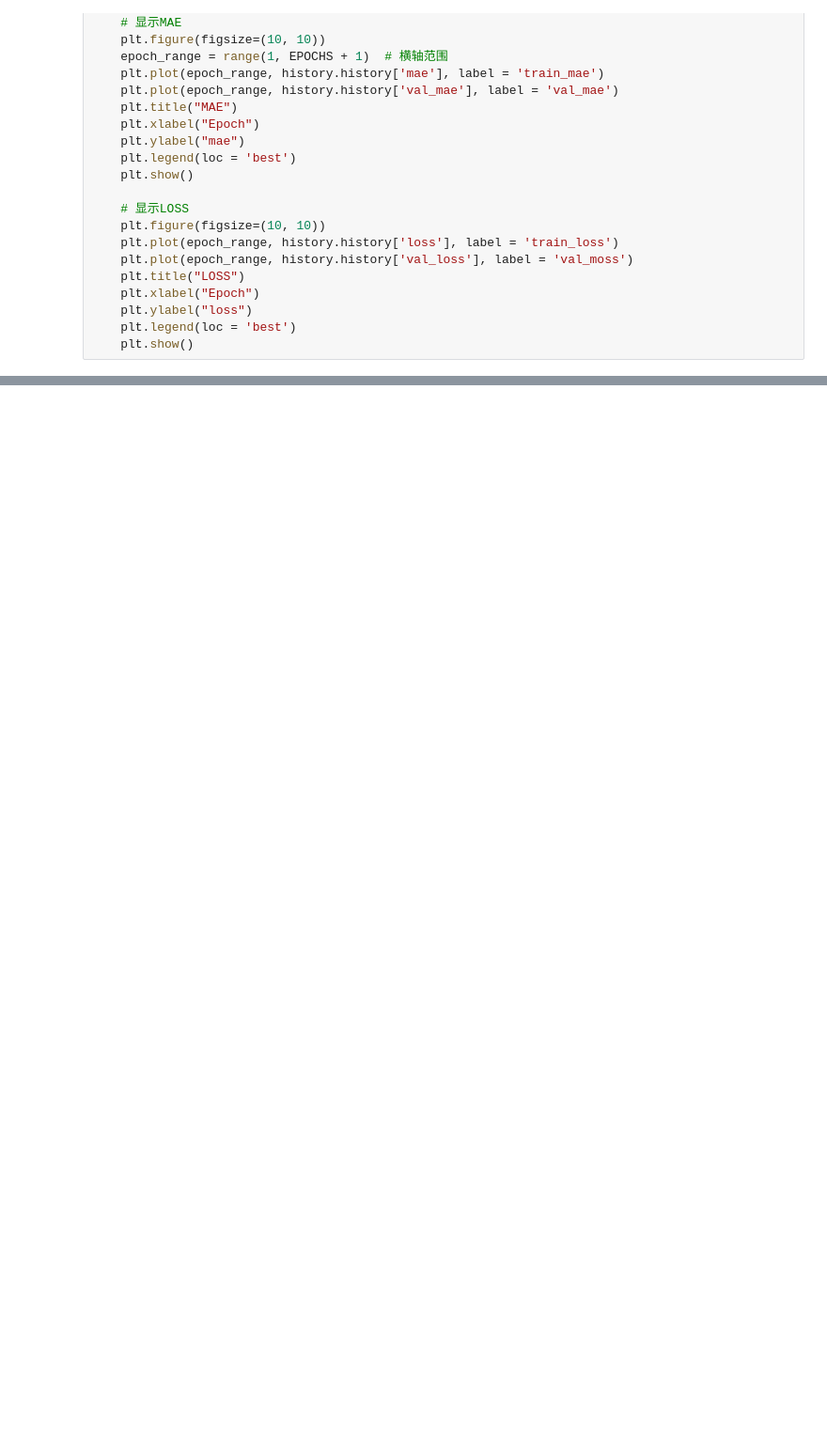
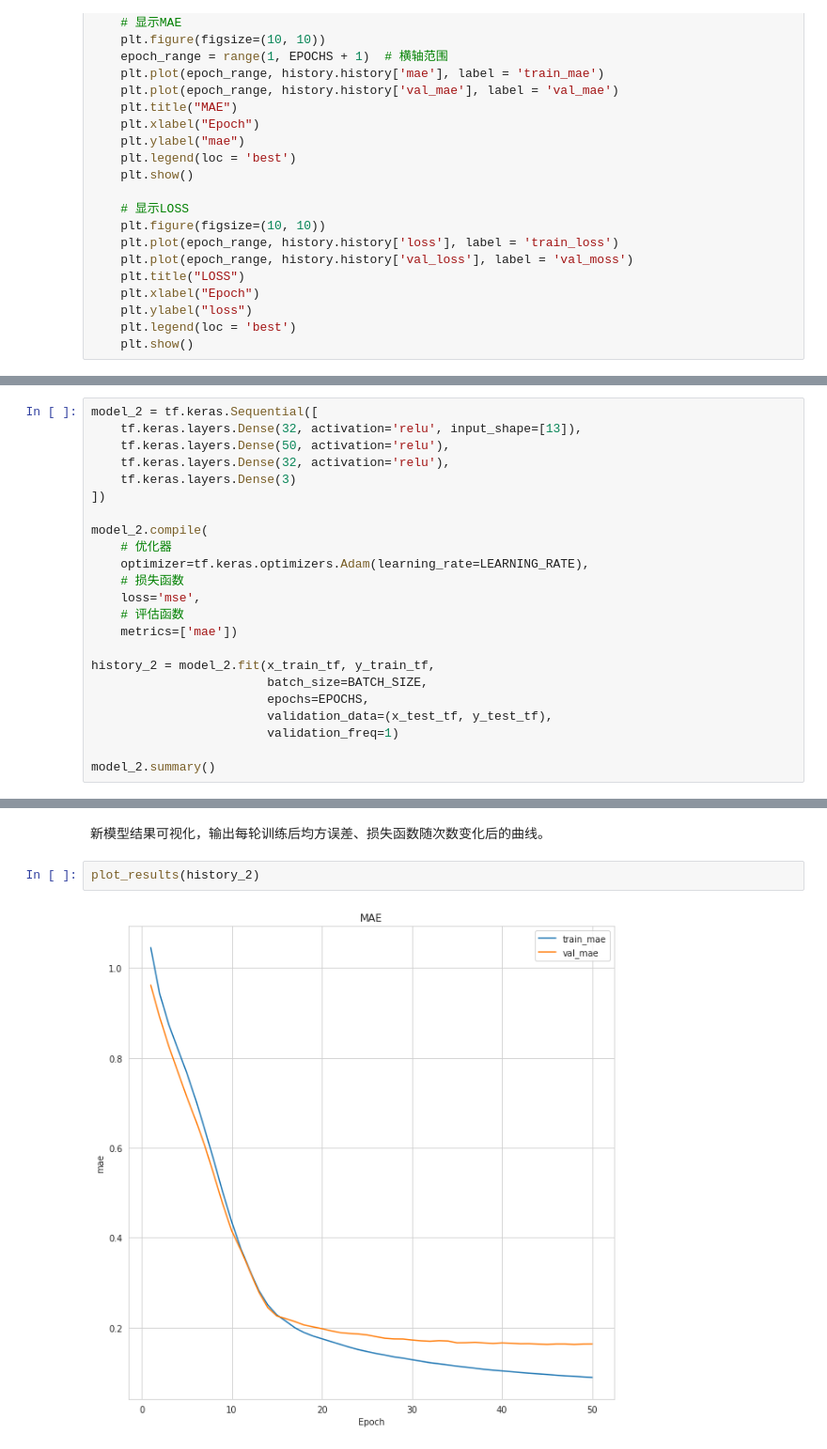
Before and after one commit to LonelyFantasy/MachineLearning, a Jupyter notebook: GUET/experiment/SY_dataset/实验2/experience_2.ipynb, the cells around one changed output, grey strips where cells are left out. Shown at 94% size. Saved outputs shown, nothing was run; the diff lists cells and outputs as text; blank space fills up the shorter version.

```diff
--- a/GUET/experiment/SY_dataset/实验2/experience_2.ipynb
+++ b/GUET/experiment/SY_dataset/实验2/experience_2.ipynb
@@ -276,0 +350,23 @@ F1_Score:  0.4123533471359559
+# %%
+model_2 = tf.keras.Sequential([
+    tf.keras.layers.Dense(32, activation='relu', input_shape=[13]),
+    tf.keras.layers.Dense(50, activation='relu'),
+    tf.keras.layers.Dense(32, activation='relu'),
+    tf.keras.layers.Dense(3)
+])
+
+model_2.compile(
+    # 优化器
+    optimizer=tf.keras.optimizers.Adam(learning_rate=LEARNING_RATE),
+    # 损失函数
+    loss='mse',
+    # 评估函数
+    metrics=['mae'])
+
+history_2 = model_2.fit(x_train_tf, y_train_tf,
+                        batch_size=BATCH_SIZE,
+                        epochs=EPOCHS,
+                        validation_data=(x_test_tf, y_test_tf),
+                        validation_freq=1)
+
+model_2.summary()
@@ -276,0 +391,6 @@ F1_Score:  0.4123533471359559
+# %% [markdown]
+新模型结果可视化，输出每轮训练后均方误差、损失函数随次数变化后的曲线。
+# %%
+plot_results(history_2)
+# %% [output]
+[figure, added]
```
Also changed, not shown: parts of 26 cells of this notebook.
